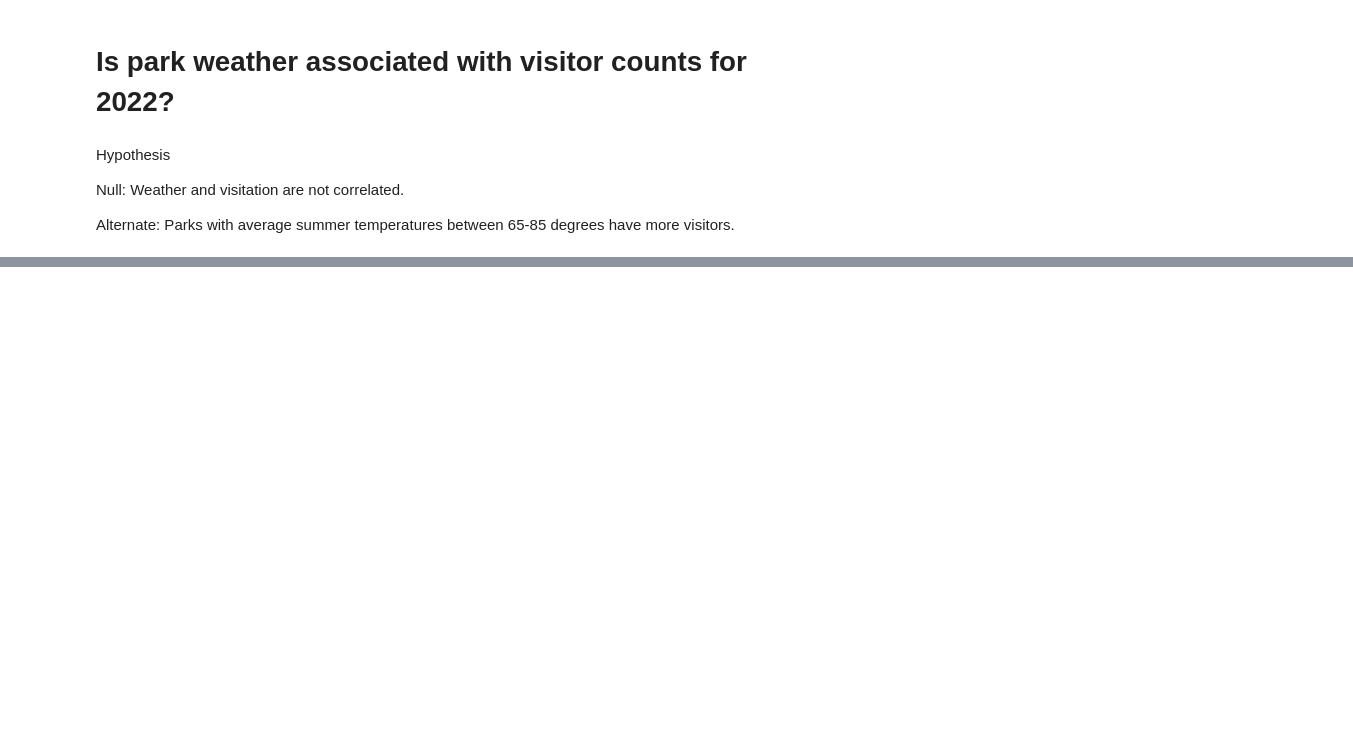
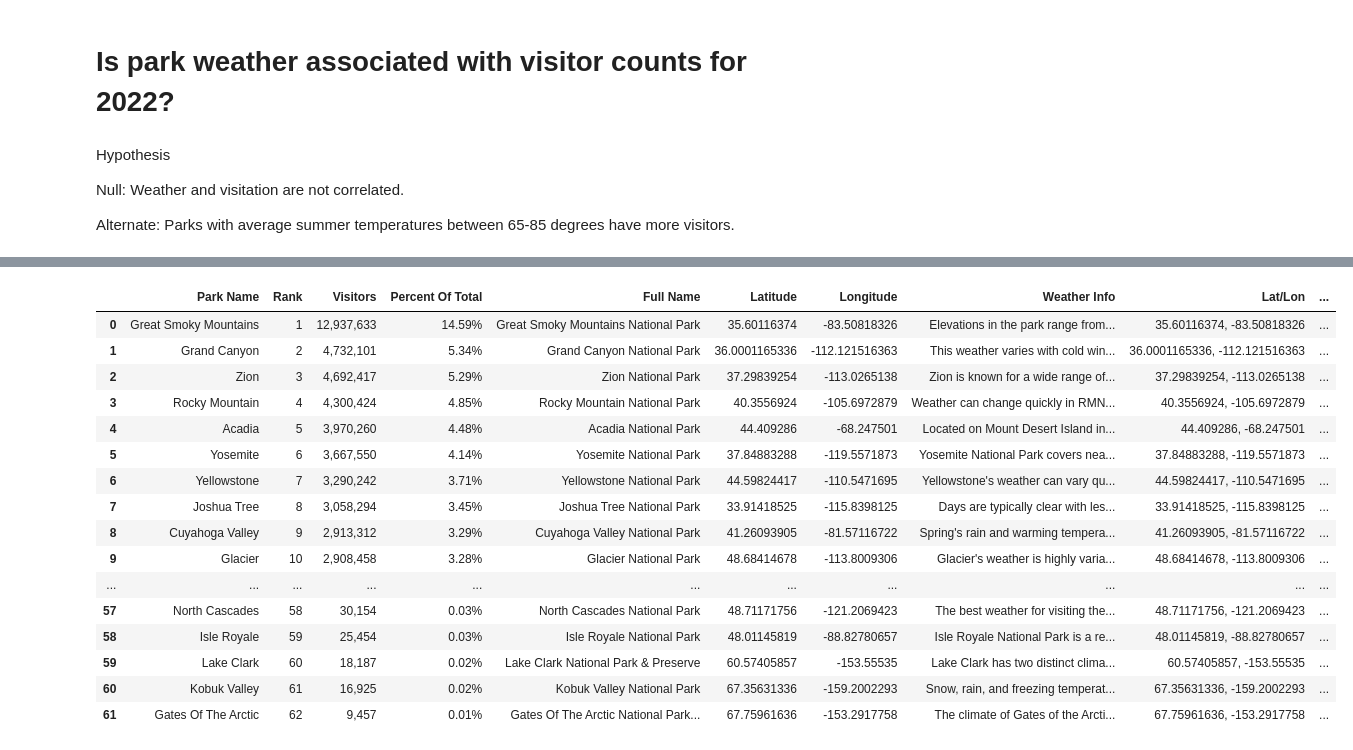
Before and after one commit to JessicaRBailey/Group_CA, a Jupyter notebook: Park_weather/weather.ipynb, the cells around one changed output, grey strips where cells are left out. Saved outputs shown, nothing was run; the diff lists cells and outputs as text; code cells hidden in the pictures; blank space fills up the shorter version.

```diff
--- a/Park_weather/weather.ipynb
+++ b/Park_weather/weather.ipynb
@@ -171,0 +326,27 @@ url = "https://weather.visualcrossing.com/VisualCrossingWebServices/rest/service
+# %%
+# Put parks in bins by avg maxtemp ranges
+park_bins = clean_weather_data.copy()
+bins = [0, 60, 70, 80, 90, 100]
+labels = ['<60 degrees', '60-70 degrees', '70-80 degrees', '80-90 degrees', '90-100 degrees']
+park_bins['Avg Temp Range'] = pd.cut(x = park_bins['Temp Max'], bins = bins, labels = labels, include_lowest = True)
+park_bins
+# Are more high visitor parks in any bin?
+# Could a Chi-squared be used here?
+# %% [output]
+|  | Park Name | Rank | Visitors | Percent Of Total | Full Name | Latitude | Longitude | Weather Info | Lat/Lon | ... |
+| 0 | Great Smoky Mountains | 1 | 12,937,633 | 14.59% | Great Smoky Mountains National Park | 35.60116374 | -83.50818326 | Elevations in the park range from... | 35.60116374, -83.50818326 | ... |
+| 1 | Grand Canyon | 2 | 4,732,101 | 5.34% | Grand Canyon National Park | 36.0001165336 | -112.121516363 | This weather varies with cold win... | 36.0001165336, -112.121516363 | ... |
+| 2 | Zion | 3 | 4,692,417 | 5.29% | Zion National Park | 37.29839254 | -113.0265138 | Zion is known for a wide range of... | 37.29839254, -113.0265138 | ... |
+| 3 | Rocky Mountain | 4 | 4,300,424 | 4.85% | Rocky Mountain National Park | 40.3556924 | -105.6972879 | Weather can change quickly in RMN... | 40.3556924, -105.6972879 | ... |
+| 4 | Acadia | 5 | 3,970,260 | 4.48% | Acadia National Park | 44.409286 | -68.247501 | Located on Mount Desert Island in... | 44.409286, -68.247501 | ... |
+| 5 | Yosemite | 6 | 3,667,550 | 4.14% | Yosemite National Park | 37.84883288 | -119.5571873 | Yosemite National Park covers nea... | 37.84883288, -119.5571873 | ... |
+| 6 | Yellowstone | 7 | 3,290,242 | 3.71% | Yellowstone National Park | 44.59824417 | -110.5471695 | Yellowstone's weather can vary qu... | 44.59824417, -110.5471695 | ... |
+| 7 | Joshua Tree | 8 | 3,058,294 | 3.45% | Joshua Tree National Park | 33.91418525 | -115.8398125 | Days are typically clear with les... | 33.91418525, -115.8398125 | ... |
+| 8 | Cuyahoga Valley | 9 | 2,913,312 | 3.29% | Cuyahoga Valley National Park | 41.26093905 | -81.57116722 | Spring's rain and warming tempera... | 41.26093905, -81.57116722 | ... |
+| 9 | Glacier | 10 | 2,908,458 | 3.28% | Glacier National Park | 48.68414678 | -113.8009306 | Glacier's weather is highly varia... | 48.68414678, -113.8009306 | ... |
+| ... | ... | ... | ... | ... | ... | ... | ... | ... | ... | ... |
+| 57 | North Cascades | 58 | 30,154 | 0.03% | North Cascades National Park | 48.71171756 | -121.2069423 | The best weather for visiting the... | 48.71171756, -121.2069423 | ... |
+| 58 | Isle Royale | 59 | 25,454 | 0.03% | Isle Royale National Park | 48.01145819 | -88.82780657 | Isle Royale National Park is a re... | 48.01145819, -88.82780657 | ... |
+| 59 | Lake Clark | 60 | 18,187 | 0.02% | Lake Clark National Park & Preserve | 60.57405857 | -153.55535 | Lake Clark has two distinct clima... | 60.57405857, -153.55535 | ... |
+| 60 | Kobuk Valley | 61 | 16,925 | 0.02% | Kobuk Valley National Park | 67.35631336 | -159.2002293 | Snow, rain, and freezing temperat... | 67.35631336, -159.2002293 | ... |
+| 61 | Gates Of The Arctic | 62 | 9,457 | 0.01% | Gates Of The Arctic National Park... | 67.75961636 | -153.2917758 | The climate of Gates of the Arcti... | 67.75961636, -153.2917758 | ... |
```
Also changed, not shown: parts of 19 cells of this notebook.
